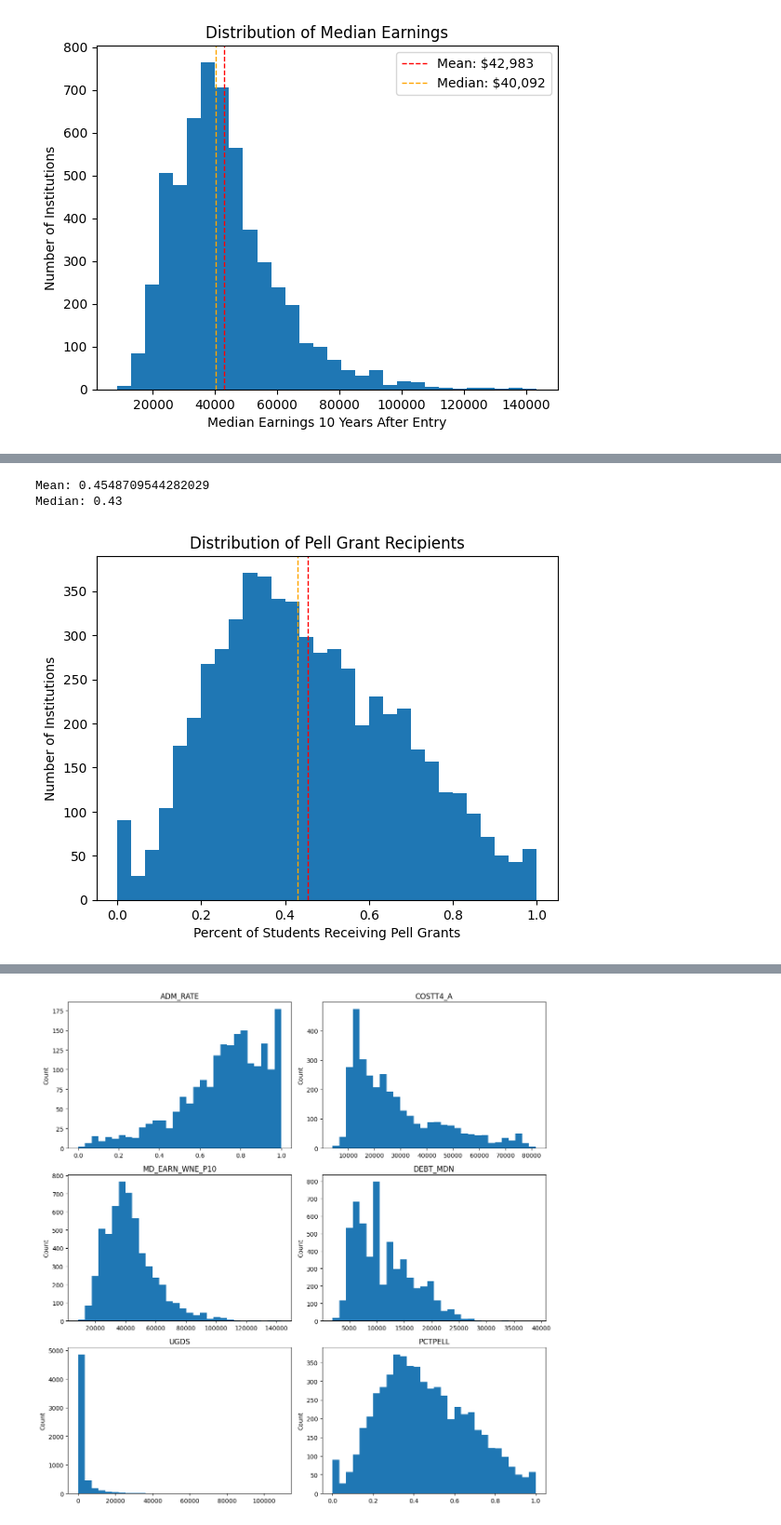
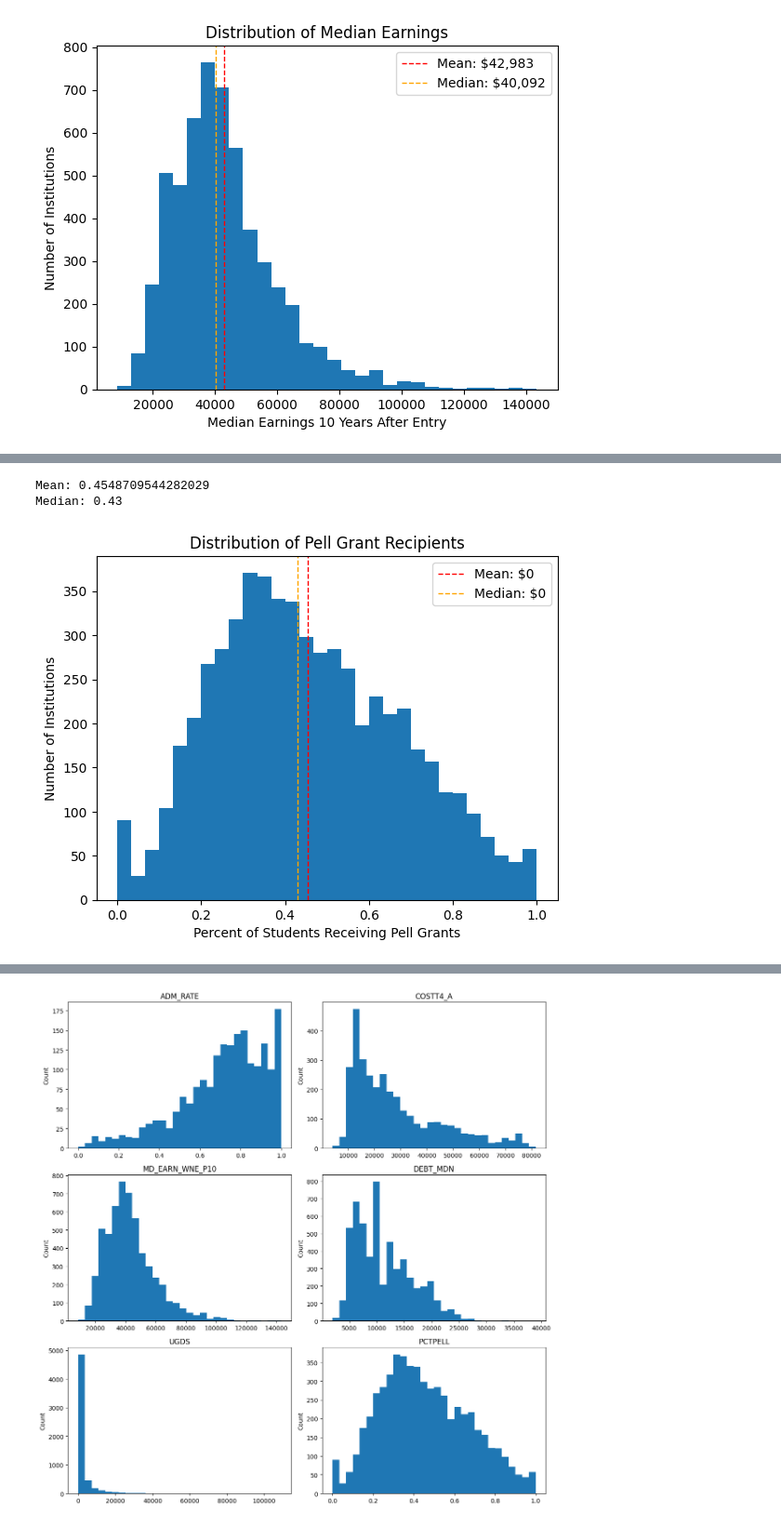
Before and after one commit to connermay/OMDS-ModB2-Week4-May-Conner, a Jupyter notebook: hw-portion-wk4.ipynb, the cells around one changed output, grey strips where cells are left out. Shown at 93% size. Cells and saved outputs as stored; diff of their text form; code cells hidden in the pictures.

```diff
--- a/hw-portion-wk4.ipynb
+++ b/hw-portion-wk4.ipynb
@@ -240,24 +244,26 @@ Median: 0.7524
 # %%
 # Pell grant recipients histogram by institution
 pell = df_cs_spec['PCTPELL'].dropna()
 
 plt.figure()
 plt.hist(pell, bins=30)
 plt.title("Distribution of Pell Grant Recipients")
 plt.xlabel("Percent of Students Receiving Pell Grants")
 plt.ylabel("Number of Institutions")
 
 mean_val_pell = pell.mean()
 median_val_pell = pell.median()
 plt.axvline(mean_val_pell, linestyle='--', linewidth=1, color="red", label=f"Mean: ${mean_val_pell:,.0f}")
 plt.axvline(median_val_pell, linestyle='--', linewidth=1, color="orange", label=f"Median: ${median_val_pell:,.0f}")
 
+plt.legend()
+
 print("Mean:", pell.mean())
 print("Median:", pell.median())
 # %% [output]
 Mean: 0.4548709544282029
 Median: 0.43
-[figure, old version]
+[figure, new version]
 # %%
 # Net cost of attendance histogram
 cost = df_cs_spec['COSTT4_A'].dropna()
```
Also changed, not shown: parts of 3 cells of this notebook.
